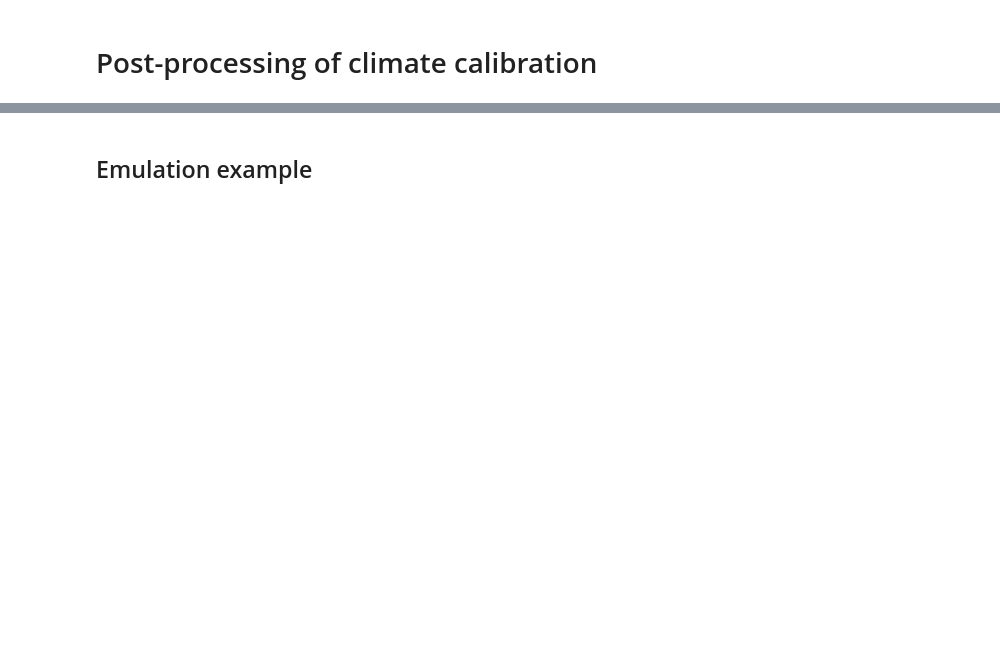
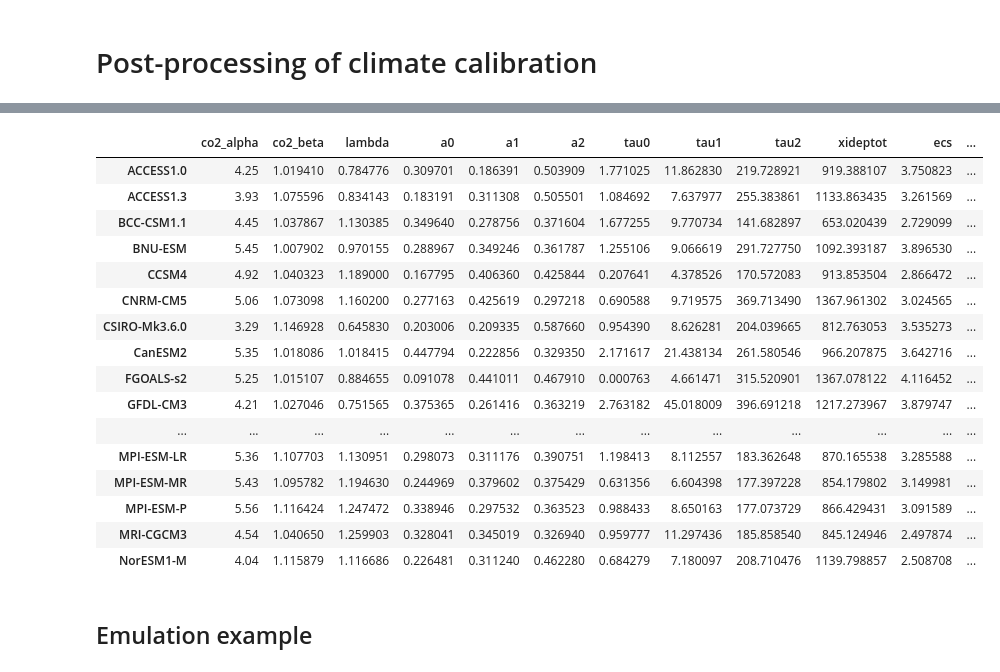
Before and after one commit to tsutsui1872/mce, a Jupyter notebook: notebook/calib_climate_post.ipynb, the cells around one changed output, grey strips where cells are left out. Cells and saved outputs as stored; diff of their text form; code cells hidden in the pictures; blank space fills up the shorter version.

```diff
--- a/notebook/calib_climate_post.ipynb
+++ b/notebook/calib_climate_post.ipynb
@@ -19,0 +35,23 @@ with pd.HDFStore(outpath, 'r') as store:
+# %%
+# Add an ocean depth parameter equivalent to the total heat capacity
+spy = 3.15569e7 # seconds per year
+frac_a = 0.71 # ocean area fraction
+rhow = 1.03e3 # density of sea water in kg/m3
+cpw = 4.18e3 # specific heat of sea water in J/kg/degC
+df_parms = pd.concat([
+    df_parms,
+    df_parms[['xis', 'xi1', 'xi2']]
+    .sum(axis=1)
+    .mul(spy / (rhow * cpw * frac_a))
+    .to_frame('xideptot'),
+], axis=1)
+# %%
+names = [
+    'co2_alpha', 'co2_beta',
+    'lambda',
+    'a0', 'a1', 'a2',
+    'tau0', 'tau1', 'tau2',
+    'xideptot',
+    'ecs', 'ecs_reg',
+    'tcr', 'tcr_gcm',
+]
@@ -20,3 +71,25 @@ with pd.HDFStore(outpath, 'r') as store:
+# %%
+df_parms.loc['CMIP5', names].style.format({
+    'co2_alpha': '{:.2f}',
+})
+# %% [output]
+|  | co2_alpha | co2_beta | lambda | a0 | a1 | a2 | tau0 | tau1 | tau2 | xideptot | ecs | ... |
+| ACCESS1.0 | 4.25 | 1.019410 | 0.784776 | 0.309701 | 0.186391 | 0.503909 | 1.771025 | 11.862830 | 219.728921 | 919.388107 | 3.750823 | ... |
+| ACCESS1.3 | 3.93 | 1.075596 | 0.834143 | 0.183191 | 0.311308 | 0.505501 | 1.084692 | 7.637977 | 255.383861 | 1133.863435 | 3.261569 | ... |
+| BCC-CSM1.1 | 4.45 | 1.037867 | 1.130385 | 0.349640 | 0.278756 | 0.371604 | 1.677255 | 9.770734 | 141.682897 | 653.020439 | 2.729099 | ... |
+| BNU-ESM | 5.45 | 1.007902 | 0.970155 | 0.288967 | 0.349246 | 0.361787 | 1.255106 | 9.066619 | 291.727750 | 1092.393187 | 3.896530 | ... |
+| CCSM4 | 4.92 | 1.040323 | 1.189000 | 0.167795 | 0.406360 | 0.425844 | 0.207641 | 4.378526 | 170.572083 | 913.853504 | 2.866472 | ... |
+| CNRM-CM5 | 5.06 | 1.073098 | 1.160200 | 0.277163 | 0.425619 | 0.297218 | 0.690588 | 9.719575 | 369.713490 | 1367.961302 | 3.024565 | ... |
+| CSIRO-Mk3.6.0 | 3.29 | 1.146928 | 0.645830 | 0.203006 | 0.209335 | 0.587660 | 0.954390 | 8.626281 | 204.039665 | 812.763053 | 3.535273 | ... |
+| CanESM2 | 5.35 | 1.018086 | 1.018415 | 0.447794 | 0.222856 | 0.329350 | 2.171617 | 21.438134 | 261.580546 | 966.207875 | 3.642716 | ... |
+| FGOALS-s2 | 5.25 | 1.015107 | 0.884655 | 0.091078 | 0.441011 | 0.467910 | 0.000763 | 4.661471 | 315.520901 | 1367.078122 | 4.116452 | ... |
+| GFDL-CM3 | 4.21 | 1.027046 | 0.751565 | 0.375365 | 0.261416 | 0.363219 | 2.763182 | 45.018009 | 396.691218 | 1217.273967 | 3.879747 | ... |
+| ... | ... | ... | ... | ... | ... | ... | ... | ... | ... | ... | ... | ... |
+| MPI-ESM-LR | 5.36 | 1.107703 | 1.130951 | 0.298073 | 0.311176 | 0.390751 | 1.198413 | 8.112557 | 183.362648 | 870.165538 | 3.285588 | ... |
+| MPI-ESM-MR | 5.43 | 1.095782 | 1.194630 | 0.244969 | 0.379602 | 0.375429 | 0.631356 | 6.604398 | 177.397228 | 854.179802 | 3.149981 | ... |
+| MPI-ESM-P | 5.56 | 1.116424 | 1.247472 | 0.338946 | 0.297532 | 0.363523 | 0.988433 | 8.650163 | 177.073729 | 866.429431 | 3.091589 | ... |
+| MRI-CGCM3 | 4.54 | 1.040650 | 1.259903 | 0.328041 | 0.345019 | 0.326940 | 0.959777 | 11.297436 | 185.858540 | 845.124946 | 2.497874 | ... |
+| NorESM1-M | 4.04 | 1.115879 | 1.116686 | 0.226481 | 0.311240 | 0.462280 | 0.684279 | 7.180097 | 208.710476 | 1139.798857 | 2.508708 | ... |
 # %% [markdown]
 ## Emulation example
 # %%
```
Also changed, not shown: parts of 12 cells of this notebook.
